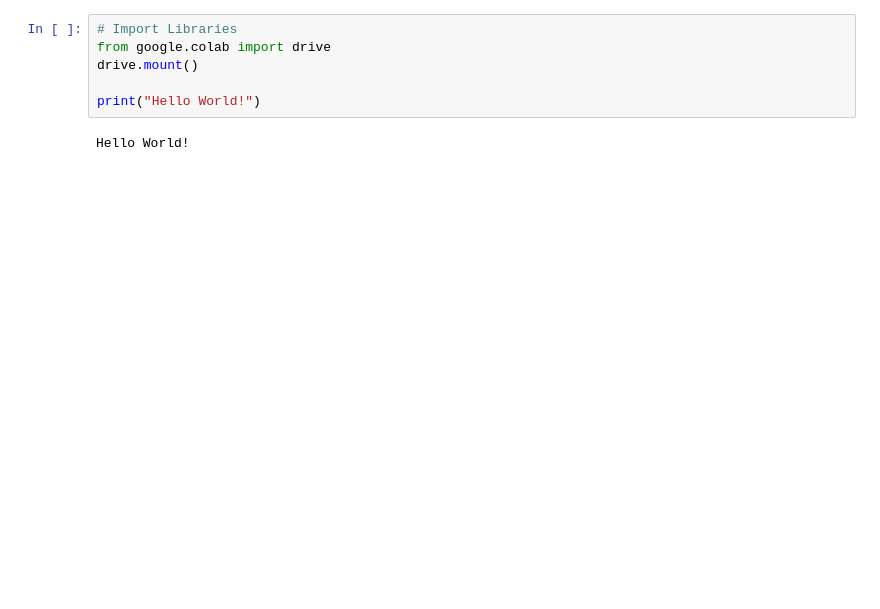
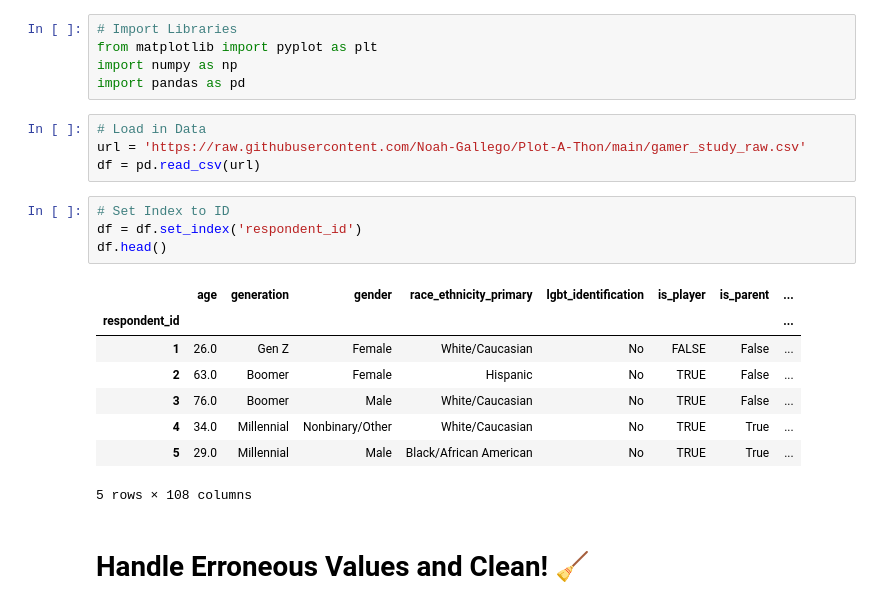
Before and after one commit to Noah-Gallego/Plot-A-Thon, a Jupyter notebook: Noah/gamer_study_cleaning.ipynb, the cells around one changed output. Cells and saved outputs as stored; diff of their text form; blank space fills up the shorter version.

Commit message:
Notebook Cleaning Progress

```diff
--- a/Noah/gamer_study_cleaning.ipynb
+++ b/Noah/gamer_study_cleaning.ipynb
@@ -10,9 +18,25 @@ Requirement already satisfied: tzdata>=2022.7 in /usr/local/lib/python3.12/dist-
 Requirement already satisfied: six>=1.5 in /usr/local/lib/python3.12/dist-packages (from python-dateutil>=2.8.2->pandas) (1.17.0)
-# %%
-# Import Libraries
-from google.colab import drive
-drive.mount()
-
-print("Hello World!")
-# %% [output]
-Hello World!
+# %%
+# Import Libraries
+from matplotlib import pyplot as plt
+import numpy as np
+import pandas as pd
+# %%
+# Load in Data
+url = 'https://raw.githubusercontent.com/Noah-Gallego/Plot-A-Thon/main/gamer_study_raw.csv'
+df = pd.read_csv(url)
+# %%
+# Set Index to ID
+df = df.set_index('respondent_id')
+df.head()
+# %% [output]
+|  | age | generation | gender | race_ethnicity_primary | lgbt_identification | is_player | is_parent | ... |
+| respondent_id |  |  |  |  |  |  |  | ... |
+| 1 | 26.0 | Gen Z | Female | White/Caucasian | No | FALSE | False | ... |
+| 2 | 63.0 | Boomer | Female | Hispanic | No | TRUE | False | ... |
+| 3 | 76.0 | Boomer | Male | White/Caucasian | No | TRUE | False | ... |
+| 4 | 34.0 | Millennial | Nonbinary/Other | White/Caucasian | No | TRUE | True | ... |
+| 5 | 29.0 | Millennial | Male | Black/African American | No | TRUE | True | ... |
+5 rows × 108 columns
+# %% [markdown]
+# Handle Erroneous Values and Clean! 🧹
```
Also changed, not shown: parts of 13 cells of this notebook.
